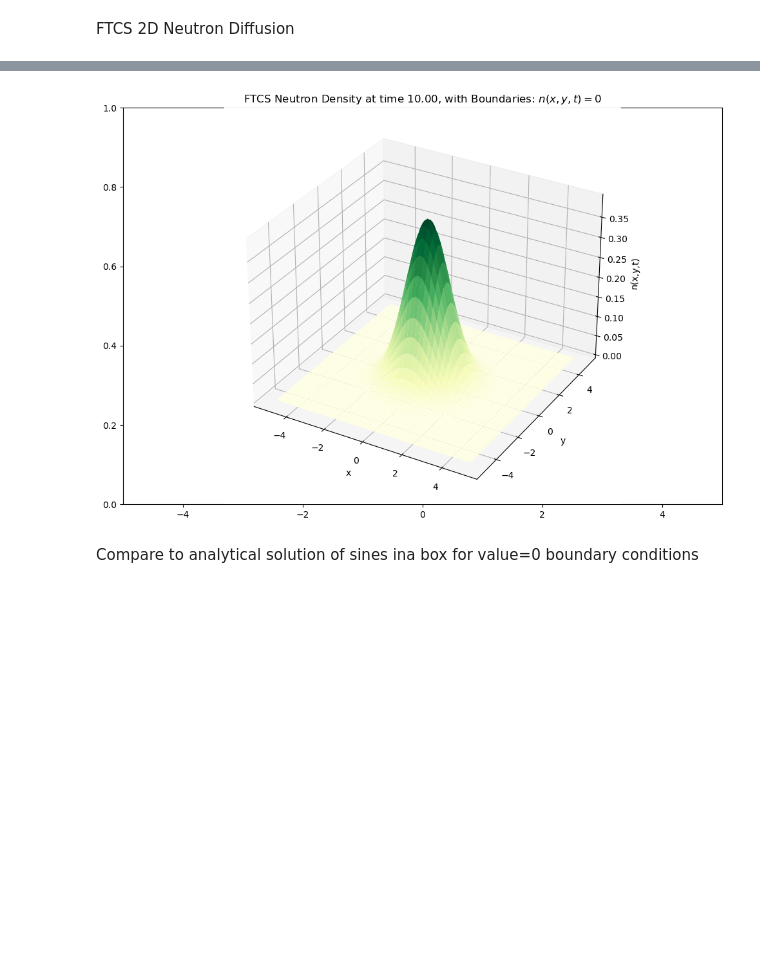
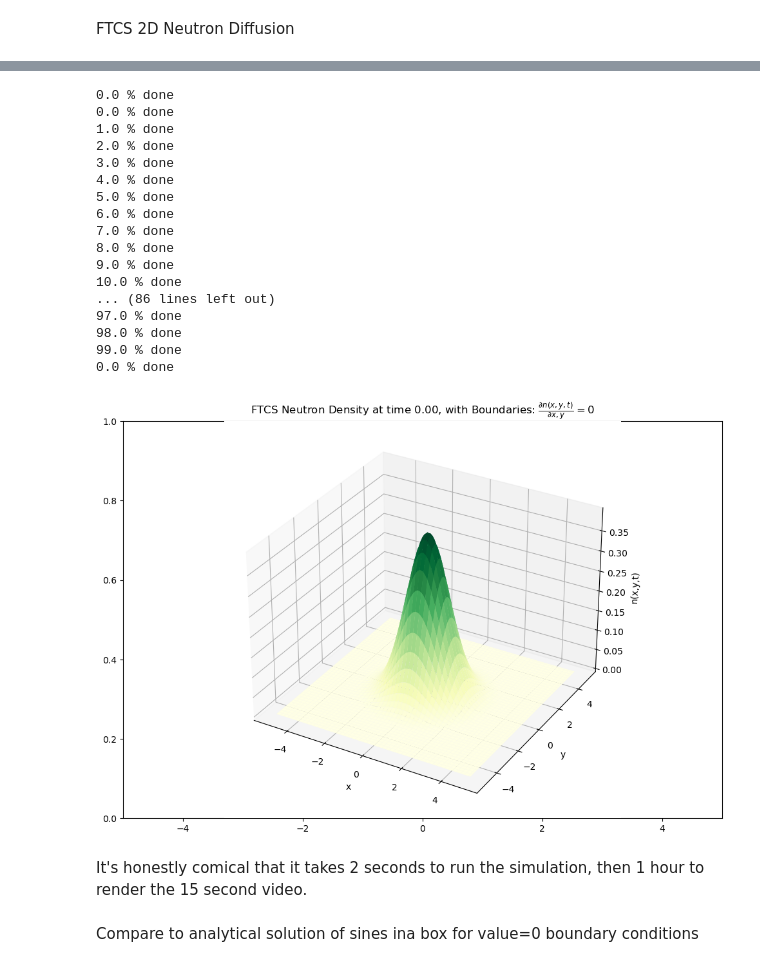
Before and after one commit to LordofDorknes/ProfHurst_PHYS240_Sp23, a Jupyter notebook: Newby/Project/Newby_Robin_Neutron_Diffusion.ipynb, the cells around one changed output, grey strips where cells are left out. Drawn from its saved outputs; the diff is of its cells as text; code cells hidden in the pictures; blank space fills up the shorter version.

```diff
--- a/Newby/Project/Newby_Robin_Neutron_Diffusion.ipynb
+++ b/Newby/Project/Newby_Robin_Neutron_Diffusion.ipynb
@@ -28,7 +28,7 @@ alpha_pred=C-D*np.pi*np.pi*2/(L*L)# predicted lowest frequency amplification fac
 
 
 #boundary condition type
-boundType=0 #0 for value, 1 for derivative
+boundType=1 #0 for value, 1 for derivative
 schemeType=0 # 0 for FTCS, 1 for LAX
 
 
@@ -180,36 +180,55 @@ ax.set_zlabel(f'n(x,y,t)')
 
 plotitle=f'{schemeName} Neutron Density at time {timeslice:.2f}, with {boundName}'
 plt.title(plotitle)
 #ignore variable captures output that would otherwise get in the way
 
 stop_frame=10000000
 actual_stop_frame=min(stop_frame,max_timestep)
 
 def animateDiffusion(i):
     """ Helper function that sets the curve at a given frame i so that it can be rendered to video"""
     ax.clear()
     ax.set_xlabel('x')
     ax.set_ylabel('y')
     ax.set_zlabel(f'n(x,y,t)')
     curve=ax.plot_surface(xp, yp, evolution[:,:,i], rstride=2, cstride=2, cmap='YlGn')
     plt.title(f'{schemeName} Neutron Density at time {t[i]:.2f}, with {boundName}')
     if i % np.ceil(actual_stop_frame/100) == 0:
         print(f'{i/(actual_stop_frame)*100:.1f} % done')
 
     return curve
 
 
-save_anim = False
+save_anim = True
 
 anim_name=f'neutrons_C={C}_D={D}_t={tau:.4f}_T={max_timestep}_hx={hx:.4f}_L={L}_{schemeName}_bound={boundType}.mp4'
 if os.path.isfile(anim_name):
     print('Animation already exists')
 
-if save_anim and (N < 75) and (not os.path.isfile(anim_name)):
+if save_anim and (not os.path.isfile(anim_name)):
     anim=animation.FuncAnimation(fig,animateDiffusion,interval=1000*tau,frames=actual_stop_frame)
     anim.save(anim_name)
 # %% [output]
+0.0 % done
+0.0 % done
+1.0 % done
+2.0 % done
+3.0 % done
+4.0 % done
+5.0 % done
+6.0 % done
+7.0 % done
+8.0 % done
+9.0 % done
+10.0 % done
+... (86 lines left out)
+97.0 % done
+98.0 % done
+99.0 % done
+0.0 % done
-[figure, old version]
+[figure, new version]
+# %% [markdown]
+It's honestly comical that it takes 2 seconds to run the simulation, then 1 hour to render the 15 second video.
 # %% [markdown]
 Compare to analytical solution of sines ina box for value=0 boundary conditions
 # %%
```
Also changed, not shown: parts of 6 cells of this notebook, 3 other files.
